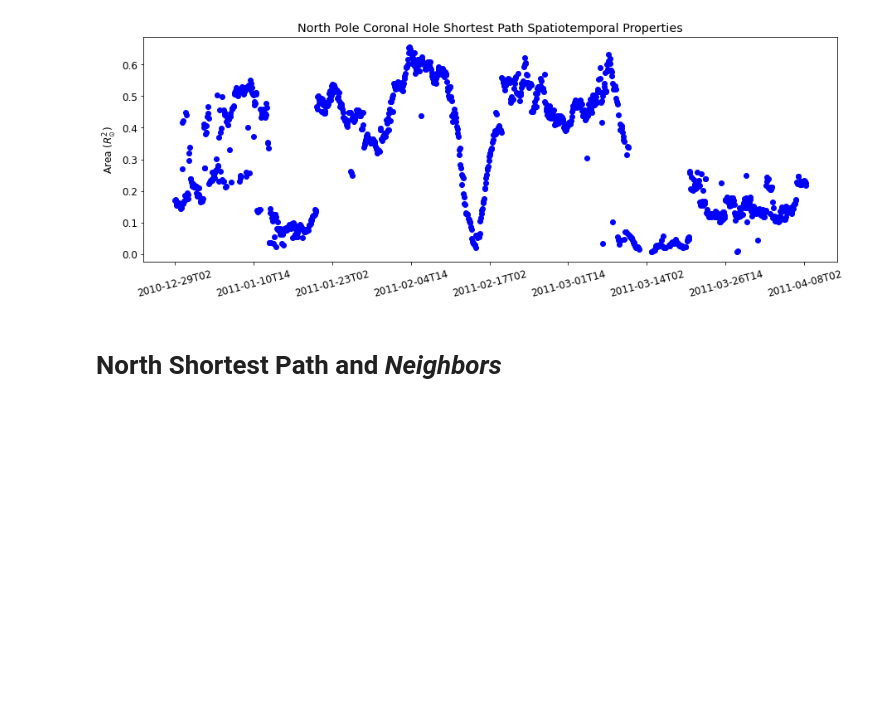
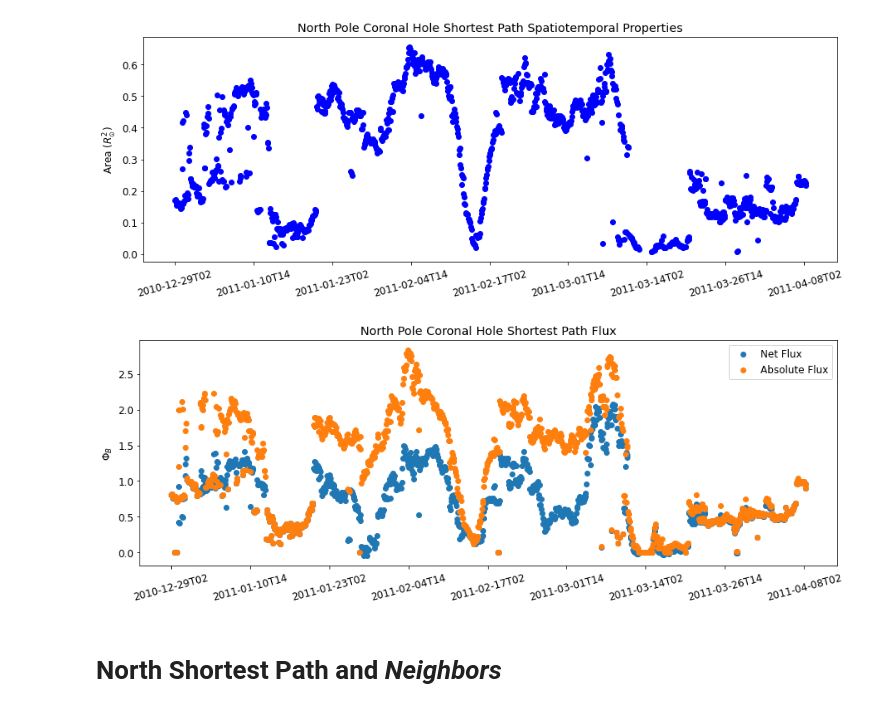
Before and after one commit to predsci/CHMAP, a Jupyter notebook: CHD-mkdocs/docs/examples/graph_analysis.ipynb, the cells around one changed output. Drawn from its saved outputs; the diff is of its cells as text; code cells hidden in the pictures; blank space fills up the shorter version.

```diff
--- a/CHD-mkdocs/docs/examples/graph_analysis.ipynb
+++ b/CHD-mkdocs/docs/examples/graph_analysis.ipynb
@@ -308,3 +362,22 @@ plt.savefig(res_dir + '/figures/north_ch_shortest_path_area_all_blue.png')
+# %%
+fig, ax = plt.subplots(figsize=(15, 5))
+
+ax.scatter(frame_array, net_flux_array, label="Net Flux")
+ax.scatter(frame_array, abs_flux_array, label="Absolute Flux")
+
+# set x ticks to be timestamps
+ax.set_xticks(np.linspace(0, len(timearray), len(timearray))[::150])
+ax.set_xticklabels(timearray[::150])
+ax.tick_params(axis='x', rotation=15)
+
+plt.legend()
+
+# label axis
+_ = ax.set_ylabel("$\Phi_{B}$")
+_ = ax.set_title("North Pole Coronal Hole Shortest Path Flux")
+plt.savefig(res_dir + '/figures/north_ch_shortest_path_net_flux.png')
+# %% [output]
+[figure, added]
 # %% [markdown]
 # North Shortest Path and *Neighbors*
 # %%
```
Also changed, not shown: parts of 22 cells of this notebook, 11 other files.
